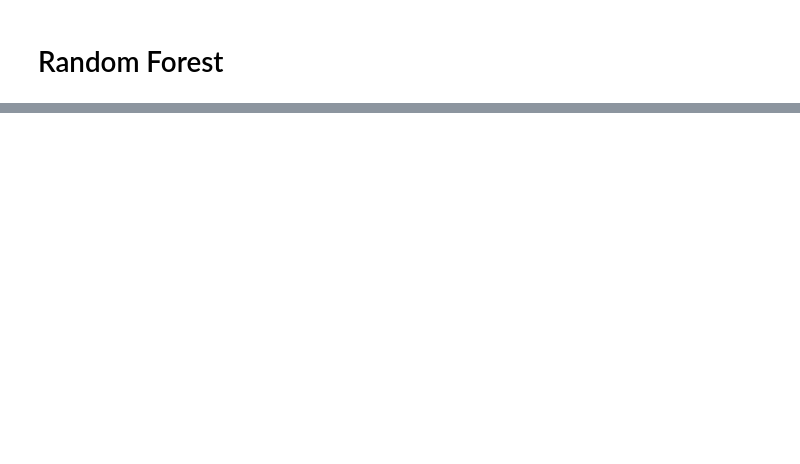
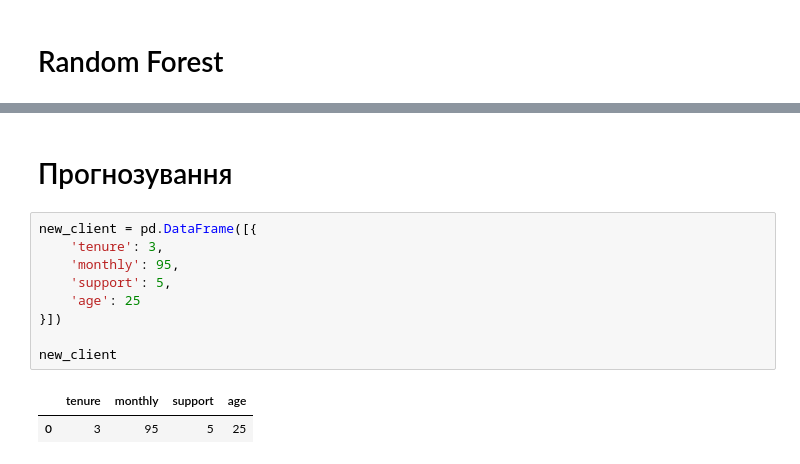
Before and after one commit to KsiuTretyakova/DTA-2026, a Jupyter notebook: ML/Classification_DTA.ipynb, the cells around one changed output, grey strips where cells are left out. Cells and saved outputs as stored; diff of their text form; blank space fills up the shorter version.

Commit message:
work with new data (predict)

```diff
--- a/ML/Classification_DTA.ipynb
+++ b/ML/Classification_DTA.ipynb
@@ -169,0 +173,14 @@ importances
+# %% [markdown]
+# Прогнозування
+# %%
+new_client = pd.DataFrame([{
+    'tenure': 3,
+    'monthly': 95,
+    'support': 5,
+    'age': 25
+}])
+
+new_client
+# %% [output]
+|  | tenure | monthly | support | age |
+| 0 | 3 | 95 | 5 | 25 |
```
Also changed, not shown: parts of 7 cells of this notebook.
